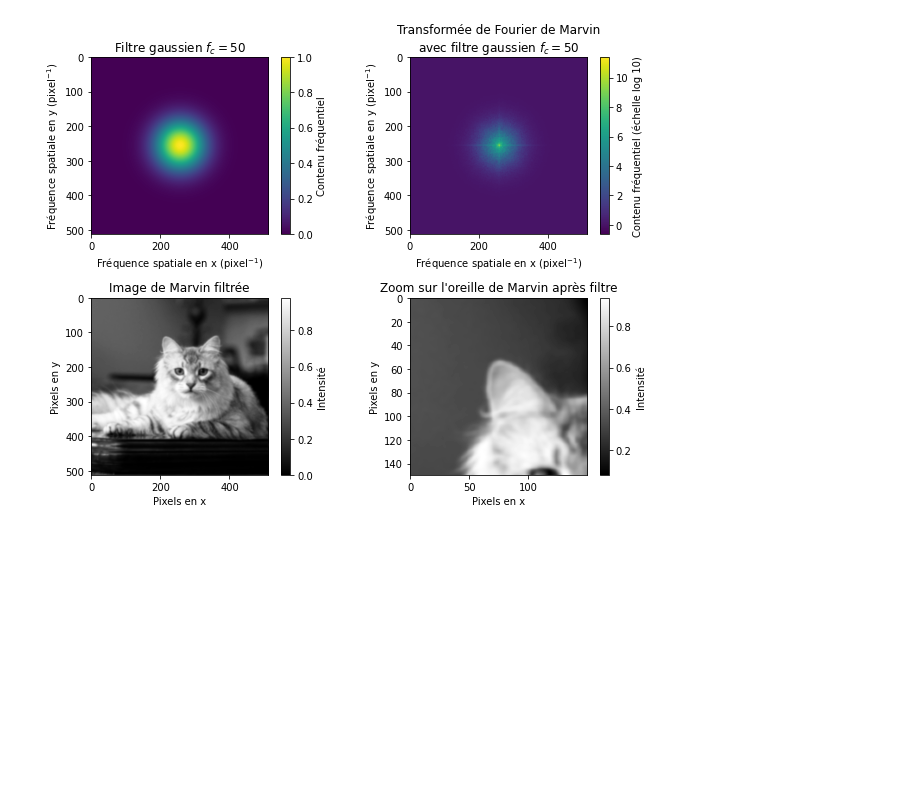
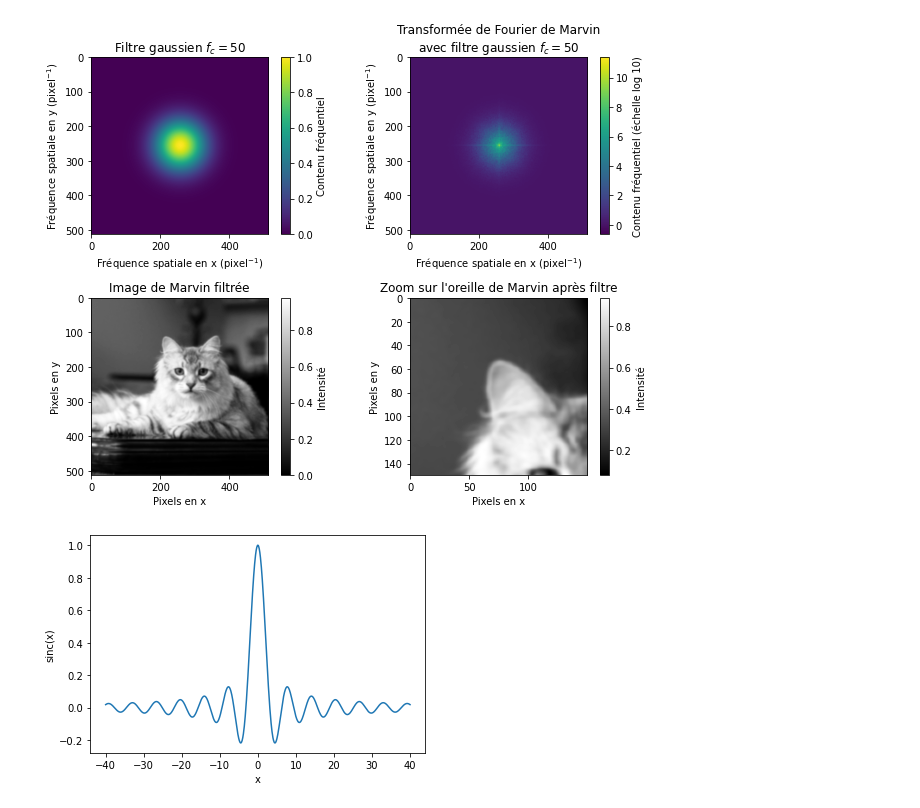
Before and after one commit to emilegp/filtrage_spatial, a Jupyter notebook: modele_math/filtrage.ipynb, the cells around one changed output. Cells and saved outputs as stored; diff of their text form; code cells hidden in the pictures; blank space fills up the shorter version.

```diff
--- a/modele_math/filtrage.ipynb
+++ b/modele_math/filtrage.ipynb
@@ -240,3 +240,13 @@ plt.tight_layout()
 plt.savefig(f"marvin_gauss_fc_{fc}", dpi = quality)
 # %% [output]
 [figure]
+# %%
+x = np.linspace(-40,40,1000)
+sinc = np.sin(x)/x
+
+plt.plot(x, sinc)
+plt.xlabel("x")
+plt.ylabel("sinc(x)")
+plt.savefig("sinc", dpi = 200)
+# %% [output]
+[figure, added]
```
Also changed, not shown: 3 other files.
